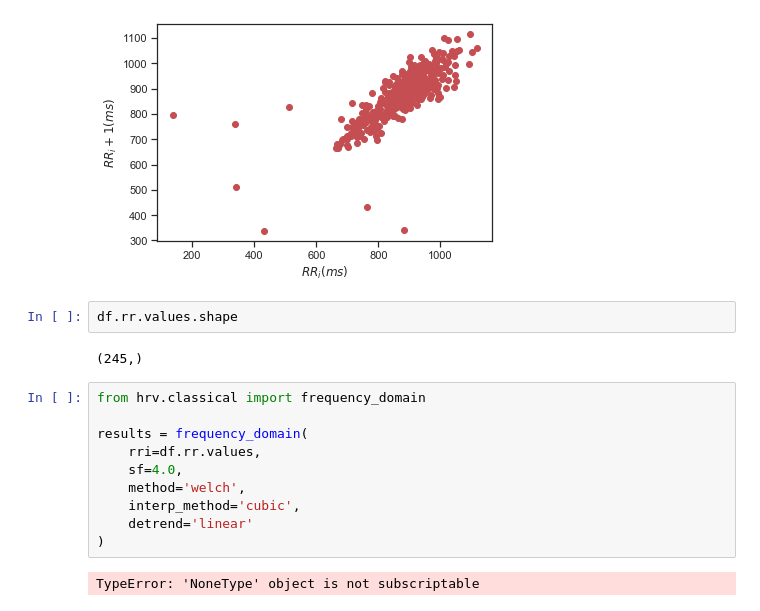
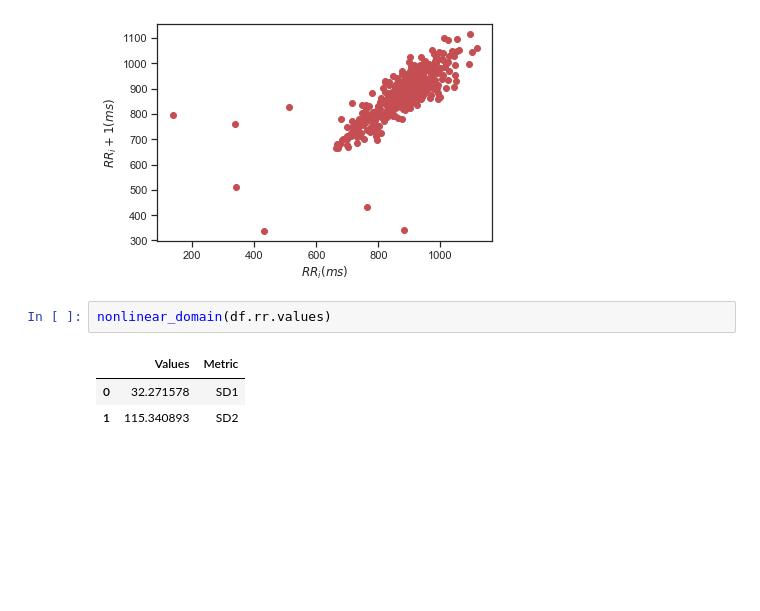
Before and after one commit to embodied-computation-group/systole, a Jupyter notebook: notebooks/HRV.ipynb, the cells around one changed output. Drawn from its saved outputs; the diff is of its cells as text; blank space fills up the shorter version.

```diff
--- a/notebooks/HRV.ipynb
+++ b/notebooks/HRV.ipynb
@@ -101,18 +75,8 @@ plt.ylabel(r'$RR_i+1 (ms)$')
 Text(0, 0.5, '$RR_i+1 (ms)$')
 [figure]
 # %%
-df.rr.values.shape
+nonlinear_domain(df.rr.values)
 # %% [output]
-(245,)
+|  | Values | Metric |
+| 0 | 32.271578 | SD1 |
+| 1 | 115.340893 | SD2 |
-# %%
-from hrv.classical import frequency_domain
-
-results = frequency_domain(
-    rri=df.rr.values,
-    sf=4.0,
-    method='welch',
-    interp_method='cubic',
-    detrend='linear'
-)
-# %% [output]
-TypeError: 'NoneType' object is not subscriptable
```
Also changed, not shown: parts of 12 cells of this notebook, 6 other files.
